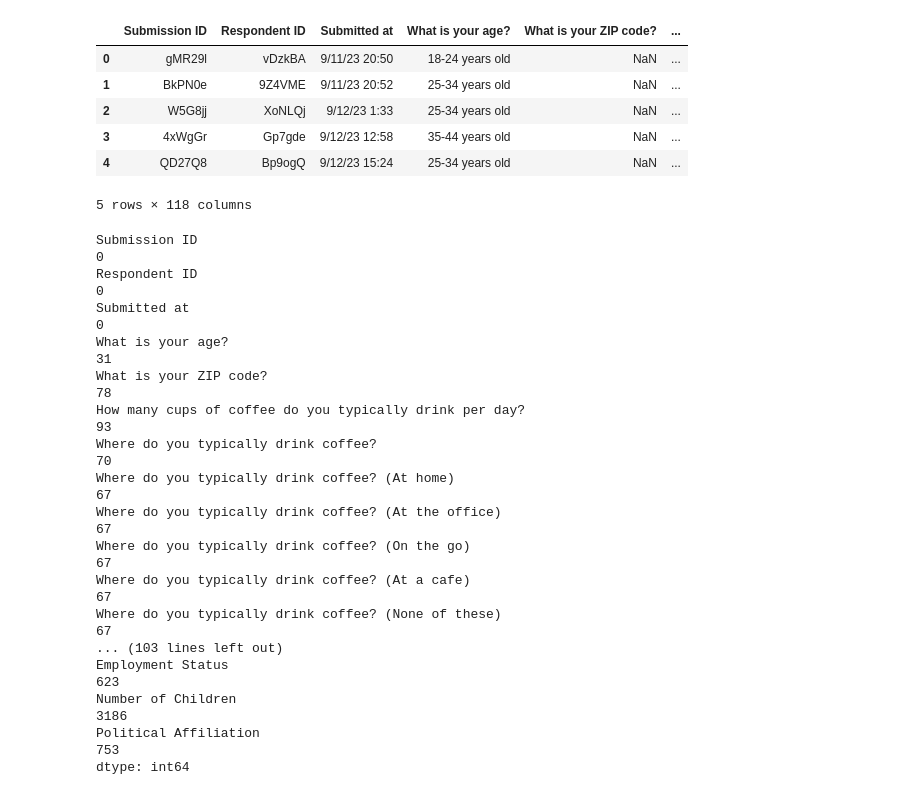
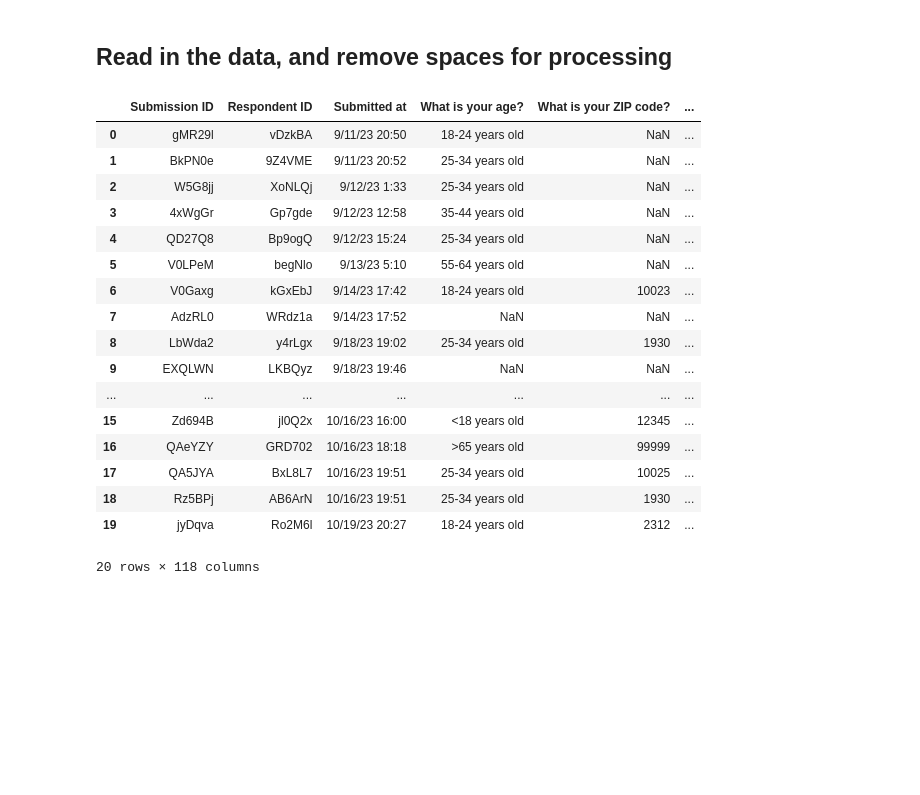
Before and after one commit to c-crowder/coffee_JH, a Jupyter notebook: coffee_analysis.ipynb, the cells around one changed output. Saved outputs shown, nothing was run; the diff lists cells and outputs as text; code cells hidden in the pictures; blank space fills up the shorter version.

```diff
--- a/coffee_analysis.ipynb
+++ b/coffee_analysis.ipynb
@@ -8,36 +22,27 @@ import statsmodels.graphics.mosaicplot as moplot
+# %% [markdown]
+## Read in the data, and remove spaces for processing
 # %%
 df = pd.read_csv('GACTT_RESULTS_ANONYMIZED.csv')
+df.head(20)
+# %% [output]
+|  | Submission ID | Respondent ID | Submitted at | What is your age? | What is your ZIP code? | ... |
+| 0 | gMR29l | vDzkBA | 9/11/23 20:50 | 18-24 years old | NaN | ... |
+| 1 | BkPN0e | 9Z4VME | 9/11/23 20:52 | 25-34 years old | NaN | ... |
+| 2 | W5G8jj | XoNLQj | 9/12/23 1:33 | 25-34 years old | NaN | ... |
+| 3 | 4xWgGr | Gp7gde | 9/12/23 12:58 | 35-44 years old | NaN | ... |
+| 4 | QD27Q8 | Bp9ogQ | 9/12/23 15:24 | 25-34 years old | NaN | ... |
+| 5 | V0LPeM | begNlo | 9/13/23 5:10 | 55-64 years old | NaN | ... |
+| 6 | V0Gaxg | kGxEbJ | 9/14/23 17:42 | 18-24 years old | 10023 | ... |
+| 7 | AdzRL0 | WRdz1a | 9/14/23 17:52 | NaN | NaN | ... |
+| 8 | LbWda2 | y4rLgx | 9/18/23 19:02 | 25-34 years old | 1930 | ... |
+| 9 | EXQLWN | LKBQyz | 9/18/23 19:46 | NaN | NaN | ... |
+| ... | ... | ... | ... | ... | ... | ... |
+| 15 | Zd694B | jl0Q2x | 10/16/23 16:00 | <18 years old | 12345 | ... |
+| 16 | QAeYZY | GRD702 | 10/16/23 18:18 | >65 years old | 99999 | ... |
+| 17 | QA5JYA | BxL8L7 | 10/16/23 19:51 | 25-34 years old | 10025 | ... |
+| 18 | Rz5BPj | AB6ArN | 10/16/23 19:51 | 25-34 years old | 1930 | ... |
+| 19 | jyDqva | Ro2M6l | 10/19/23 20:27 | 18-24 years old | 2312 | ... |
+20 rows × 118 columns
-# %%
-df.head()
-# %% [output]
-|  | Submission ID | Respondent ID | Submitted at | What is your age? | What is your ZIP code? | ... |
-| 0 | gMR29l | vDzkBA | 9/11/23 20:50 | 18-24 years old | NaN | ... |
-| 1 | BkPN0e | 9Z4VME | 9/11/23 20:52 | 25-34 years old | NaN | ... |
-| 2 | W5G8jj | XoNLQj | 9/12/23 1:33 | 25-34 years old | NaN | ... |
-| 3 | 4xWgGr | Gp7gde | 9/12/23 12:58 | 35-44 years old | NaN | ... |
-| 4 | QD27Q8 | Bp9ogQ | 9/12/23 15:24 | 25-34 years old | NaN | ... |
-5 rows × 118 columns
-# %%
-pd.set_option('display.max_rows',None)
-df.isna().sum()
-# %% [output]
-Submission ID                                                                                          0
-Respondent ID                                                                                          0
-Submitted at                                                                                           0
-What is your age?                                                                                     31
-What is your ZIP code?                                                                                78
-How many cups of coffee do you typically drink per day?                                               93
-Where do you typically drink coffee?                                                                  70
-Where do you typically drink coffee? (At home)                                                        67
-Where do you typically drink coffee? (At the office)                                                  67
-Where do you typically drink coffee? (On the go)                                                      67
-Where do you typically drink coffee? (At a cafe)                                                      67
-Where do you typically drink coffee? (None of these)                                                  67
-... (103 lines left out)
-Employment Status                                                                                    623
-Number of Children                                                                                  3186
-Political Affiliation                                                                                753
-dtype: int64
 # %%
 for col in df:
     new_col = col.replace(' ', '_')
```
Also changed, not shown: parts of 44 cells of this notebook.
